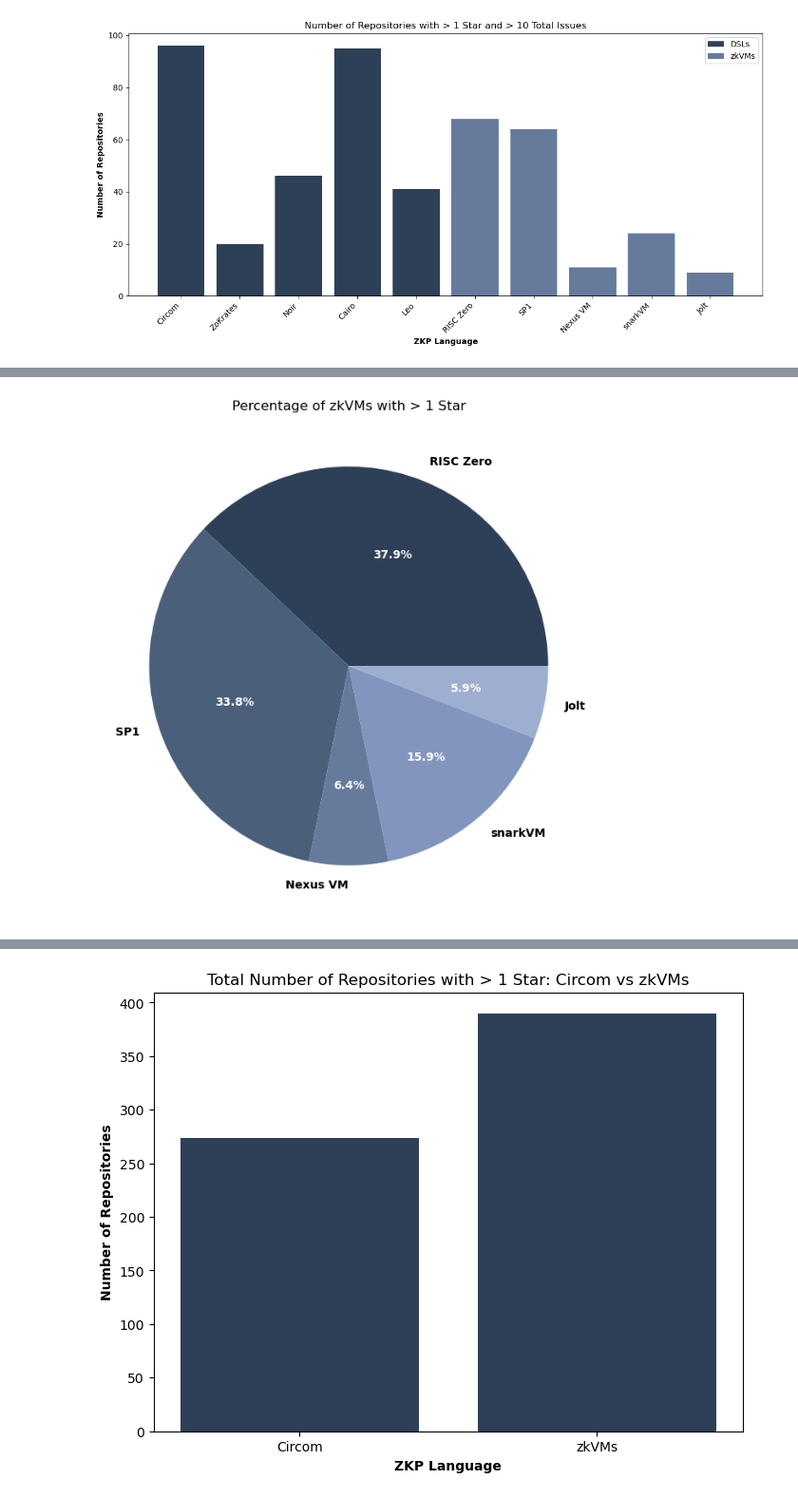
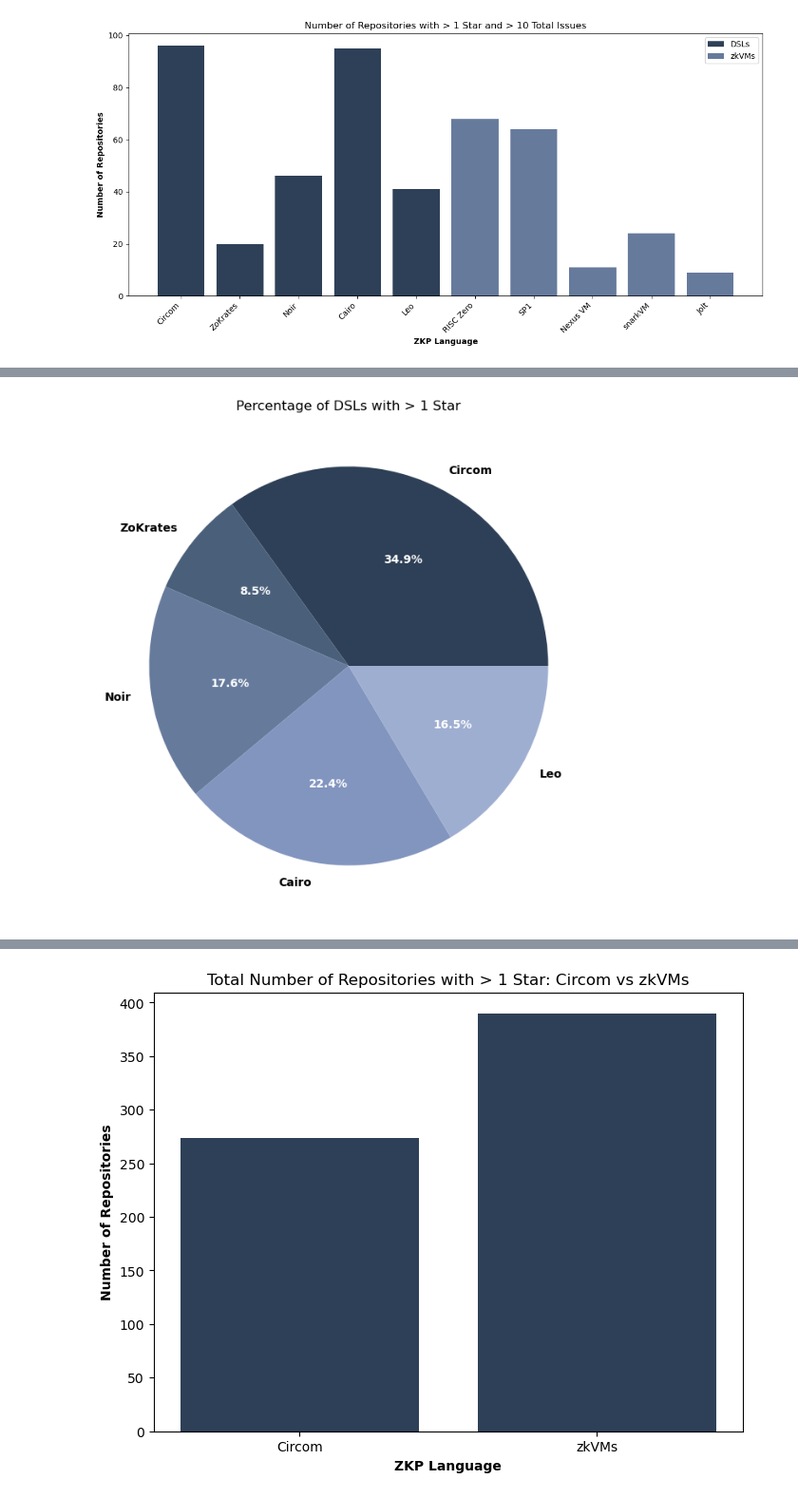
Before and after one commit to ArmanKolozyan/ZKP-Languages, a Jupyter notebook: src/data_analyzer.ipynb, the cells around one changed output, grey strips where cells are left out. Shown at 95% size. Drawn from its saved outputs; the diff is of its cells as text; code cells hidden in the pictures.

```diff
--- a/src/data_analyzer.ipynb
+++ b/src/data_analyzer.ipynb
@@ -246,44 +122,21 @@ plt.close()
-# %%
-# percentage of all zkVMs with > 1 star
-risc0_count = len(risc0_df[risc0_df['Stars'] > 1])
-sp1_count = len(sp1_zkvm_df[sp1_zkvm_df['Stars'] > 1])
-nexus_count = len(nexus_df[nexus_df['Stars'] > 1])
-snarkvm_count = len(snarkvm_df[snarkvm_df['Stars'] > 1])
-jolt_count = len(jolt_df[jolt_df['Stars'] > 1])
-
-total_zkvm_programs = risc0_count + sp1_count + nexus_count + snarkvm_count + jolt_count
-zkvm_percentages = [
-    risc0_count / total_zkvm_programs * 100,
-    sp1_count / total_zkvm_programs * 100,
-    nexus_count / total_zkvm_programs * 100,
-    snarkvm_count / total_zkvm_programs * 100,
-    jolt_count / total_zkvm_programs * 100
-]
-
-# color palette using shades of the same blue (consistent with DSL chart)
-zkvm_colors = ['#2E4057', '#4A5F7A', '#667A9C', '#8295BF', '#9EAED1']
-plt.figure(figsize=(8, 8))
-wedges, texts, autotexts = plt.pie(zkvm_percentages, labels=['RISC Zero', 'SP1', 'Nexus VM', 'snarkVM', 'Jolt'], autopct='%1.1f%%', colors=zkvm_colors)
-# setting label colors to black and percentage colors to white
-for text in texts:
-    text.set_color('black')
-    text.set_fontweight('bold')
-for autotext in autotexts:
-    autotext.set_color('white')
-    autotext.set_fontweight('bold')
-plt.title('Percentage of zkVMs with > 1 Star')
-plt.show()
-
-# saving version without title for export
-plt.figure(figsize=(8, 8))
-wedges, texts, autotexts = plt.pie(zkvm_percentages, labels=['RISC Zero', 'SP1', 'Nexus VM', 'snarkVM', 'Jolt'], autopct='%1.1f%%', colors=zkvm_colors)
-# setting label colors to black and percentage colors to white
-for text in texts:
-    text.set_color('black')
-for autotext in autotexts:
-    autotext.set_color('white')
-    autotext.set_fontweight('bold')
-plt.savefig('../figures/zkVM_percentages.png', dpi=300, bbox_inches='tight')
-plt.close()
-# %% [output]
-[figure, removed]
+# %%
+# percentage of all DSLs with > 1 star
+dsl_names = ['Circom', 'ZoKrates', 'Noir', 'Cairo', 'Leo']
+dsl_dfs = [circom_df, zokrates_df, noir_df, cairo_df, leo_df]
+dsl_counts = [len(df[df['Stars'] > 1]) for df in dsl_dfs]
+
+pie_colors = ['#2E4057', '#4A5F7A', '#667A9C', '#8295BF', '#9EAED1']
+
+fig, ax = plt.subplots(figsize=(8, 8))
+wedges, texts, autotexts = ax.pie(dsl_counts, labels=dsl_names, autopct='%1.1f%%', colors=pie_colors)
+for text in texts:
+    text.set_color('black')
+    text.set_fontweight('bold')
+for autotext in autotexts:
+    autotext.set_color('white')
+    autotext.set_fontweight('bold')
+ax.set_title('Percentage of DSLs with > 1 Star')
+plt.show()
+save_fig(fig, 'DSL_percentages.png')
+# %% [output]
+[figure, added]
```
Also changed, not shown: parts of 11 cells of this notebook.
